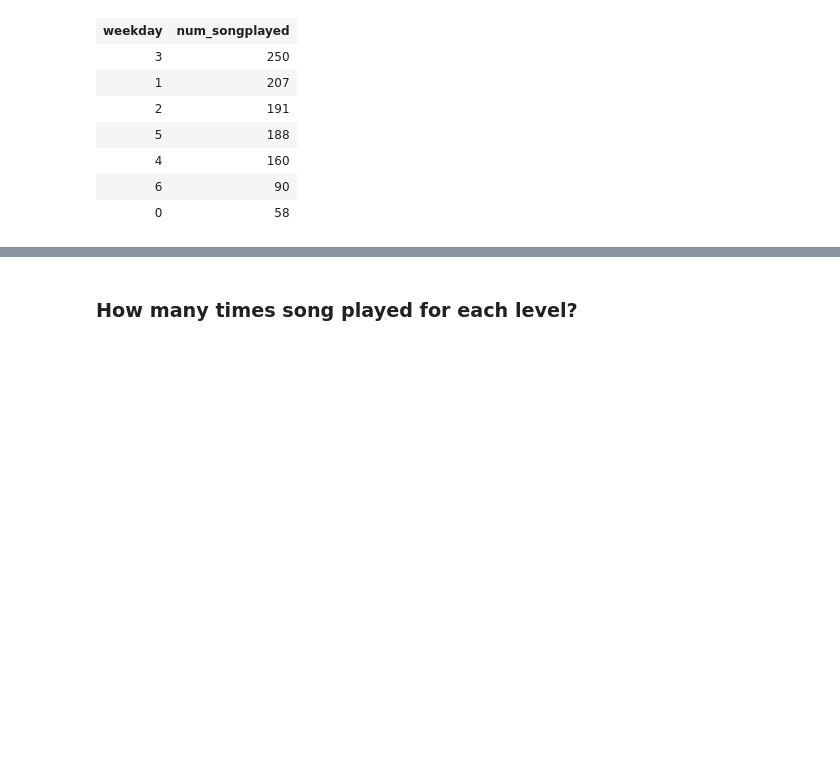
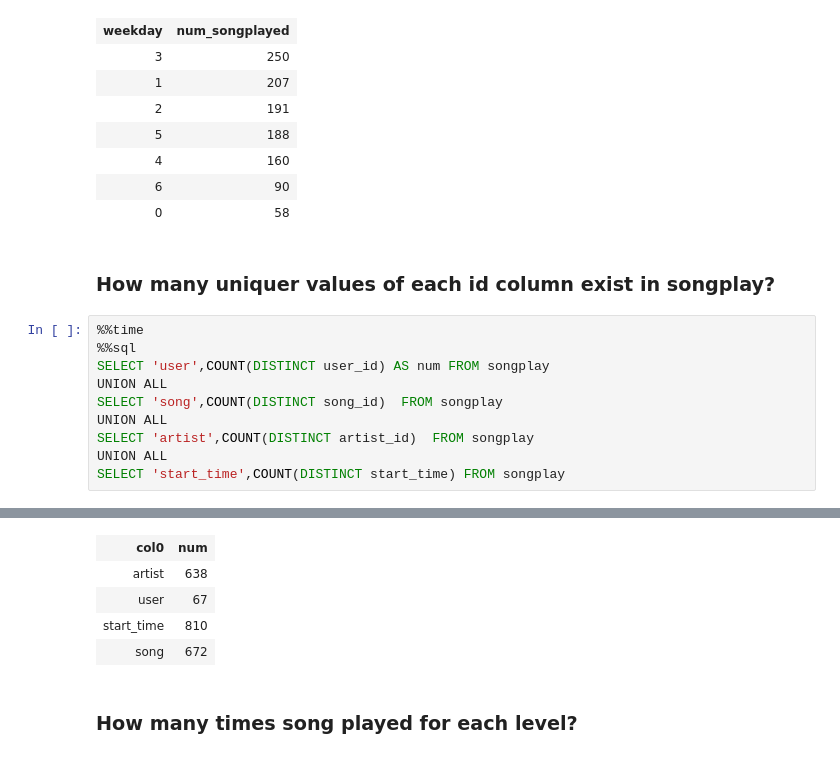
Before and after one commit to vegapunk-hiroshi/project3_datawarehouse, a Jupyter notebook: ExampleAnalysis.ipynb, the cells around one changed output, grey strips where cells are left out. Drawn from its saved outputs; the diff is of its cells as text; blank space fills up the shorter version.

```diff
--- a/ExampleAnalysis.ipynb
+++ b/ExampleAnalysis.ipynb
@@ -54,3 +54,16 @@ Wall time: 4.62 s
 | 4 | 160 |
 | 6 | 90 |
 | 0 | 58 |
+# %% [markdown]
+### How many uniquer values of each id column exist in songplay?
+# %%
+%%time
+%%sql
+SELECT 'user',COUNT(DISTINCT user_id) AS num FROM songplay
+UNION ALL
+SELECT 'song',COUNT(DISTINCT song_id)  FROM songplay
+UNION ALL
+SELECT 'artist',COUNT(DISTINCT artist_id)  FROM songplay
+UNION ALL
+SELECT 'start_time',COUNT(DISTINCT start_time) FROM songplay
+# %% [output]
@@ -57,3 +74,8 @@ Wall time: 4.62 s
+| col0 | num |
+| artist | 638 |
+| user | 67 |
+| start_time | 810 |
+| song | 672 |
 # %% [markdown]
 ### How many times song played for each level?
 # %%
```
Also changed, not shown: parts of 1 cell of this notebook.
